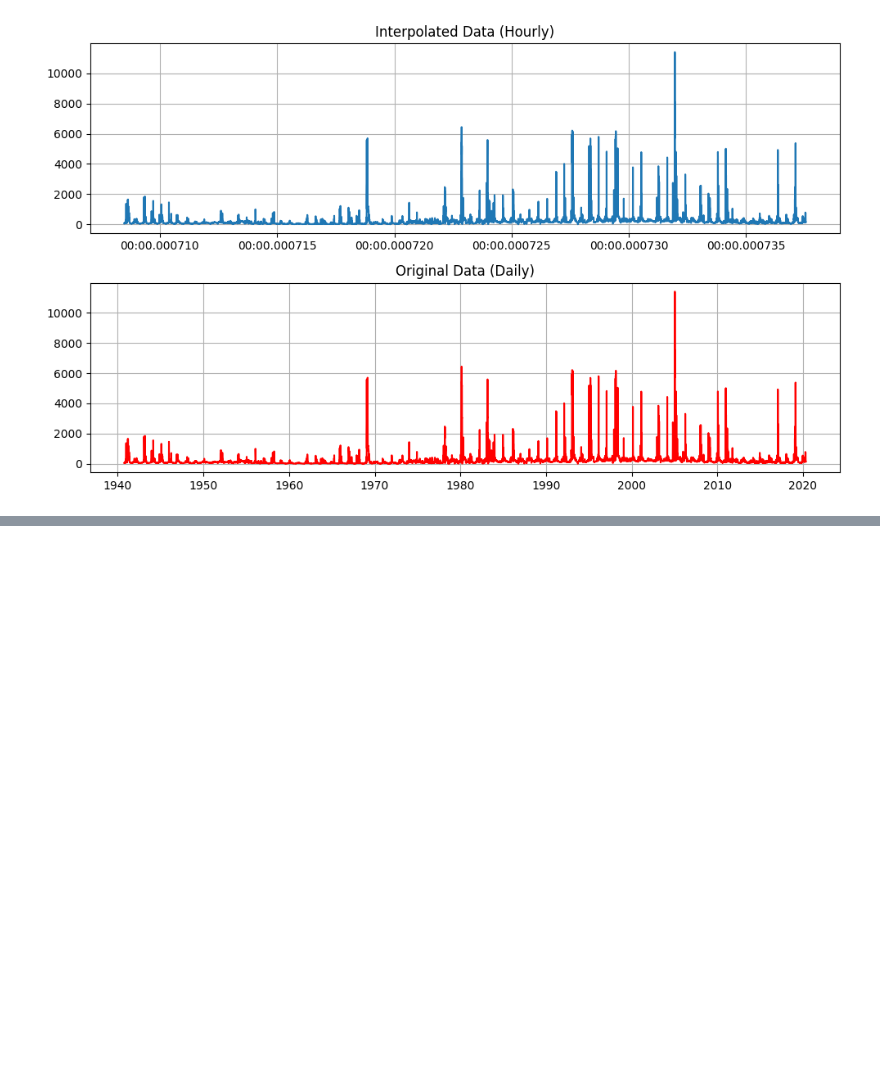
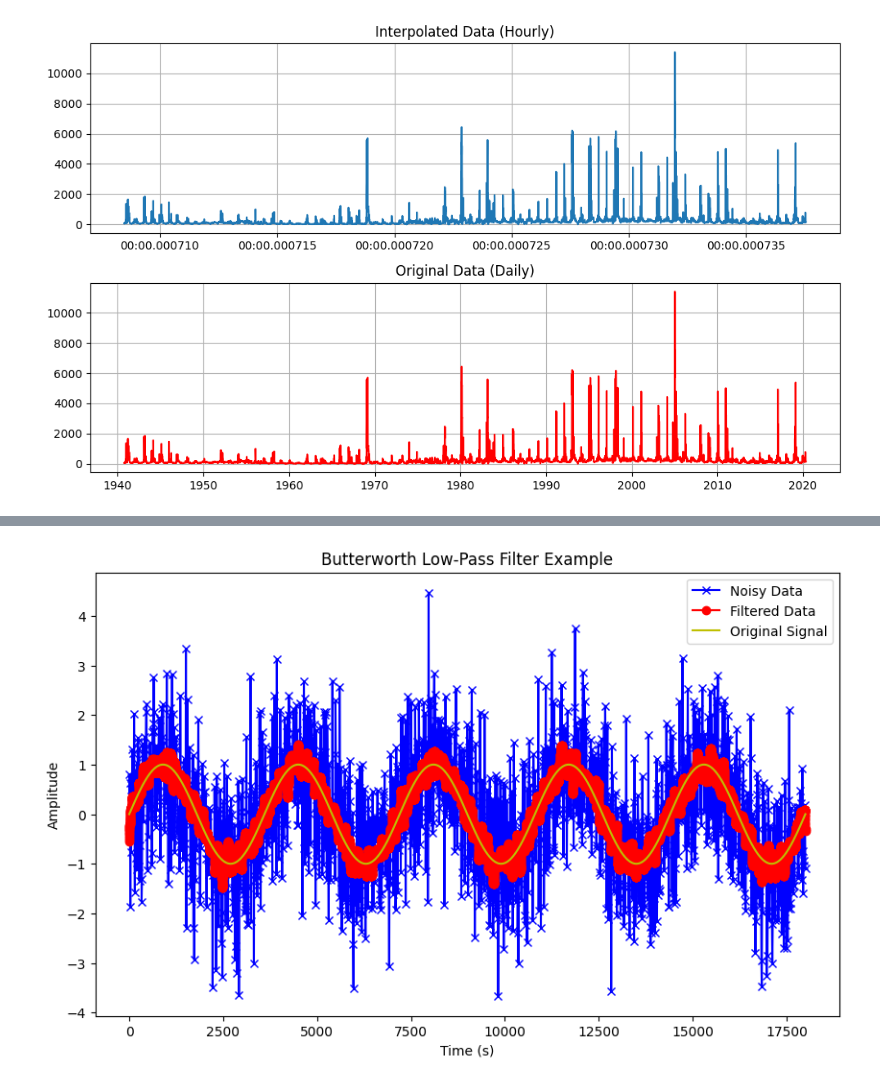
Before and after one commit to tgstone/sio-math-workshop, a Jupyter notebook: docs/source/day2/data_workshop2.ipynb, the cells around one changed output, grey strips where cells are left out. Drawn from its saved outputs; the diff is of its cells as text; code cells hidden in the pictures; blank space fills up the shorter version.

Commit message:
day2, example1 complete

```diff
--- a/docs/source/day2/data_workshop2.ipynb
+++ b/docs/source/day2/data_workshop2.ipynb
@@ -483,0 +498,33 @@ plt.show()
+# %%
+# --- Filters ---
+# Time, maybe when measurements were taken
+t = np.arange(0, 5*3600 + 1, 1)  # from 0 to 5 hours, 1-second intervals
+
+# Nice cyclic data, with noise added
+y = np.sin(t * 2 * np.pi / 3600) + np.random.randn(len(t))
+
+# Setup some values for our filters
+T = t[1] - t[0]          # 1 second
+samplingf = 1 / T        # 1 Hz
+cutoff = 1 / 60          # 1/60 Hz, 1 minute cutoff frequency
+
+# Design Butterworth low-pass filter
+b, a = butter(2, cutoff / (0.5 * samplingf), btype='low')
+
+# Filter the data both ways to ptry to prevent phase shift, also
+# called zero-phase filtering
+fy = filtfilt(b, a, y)
+
+# --- Plot the results ---
+plt.figure(figsize=(10, 6))
+# Plot every 10th number, so we can see the outliers
+plt.plot(t[::10], y[::10], 'b-x', label='Noisy Data')
+plt.plot(t, fy, 'r-o', label='Filtered Data')
+plt.plot(t, np.sin(t * 2 * np.pi / 3600), 'y', label='Original Signal')
+plt.xlabel('Time (s)')
+plt.ylabel('Amplitude')
+plt.title('Butterworth Low-Pass Filter Example')
+plt.legend()
+plt.show()
+# %% [output]
+[figure, added]
```
Also changed, not shown: parts of 10 cells of this notebook.
